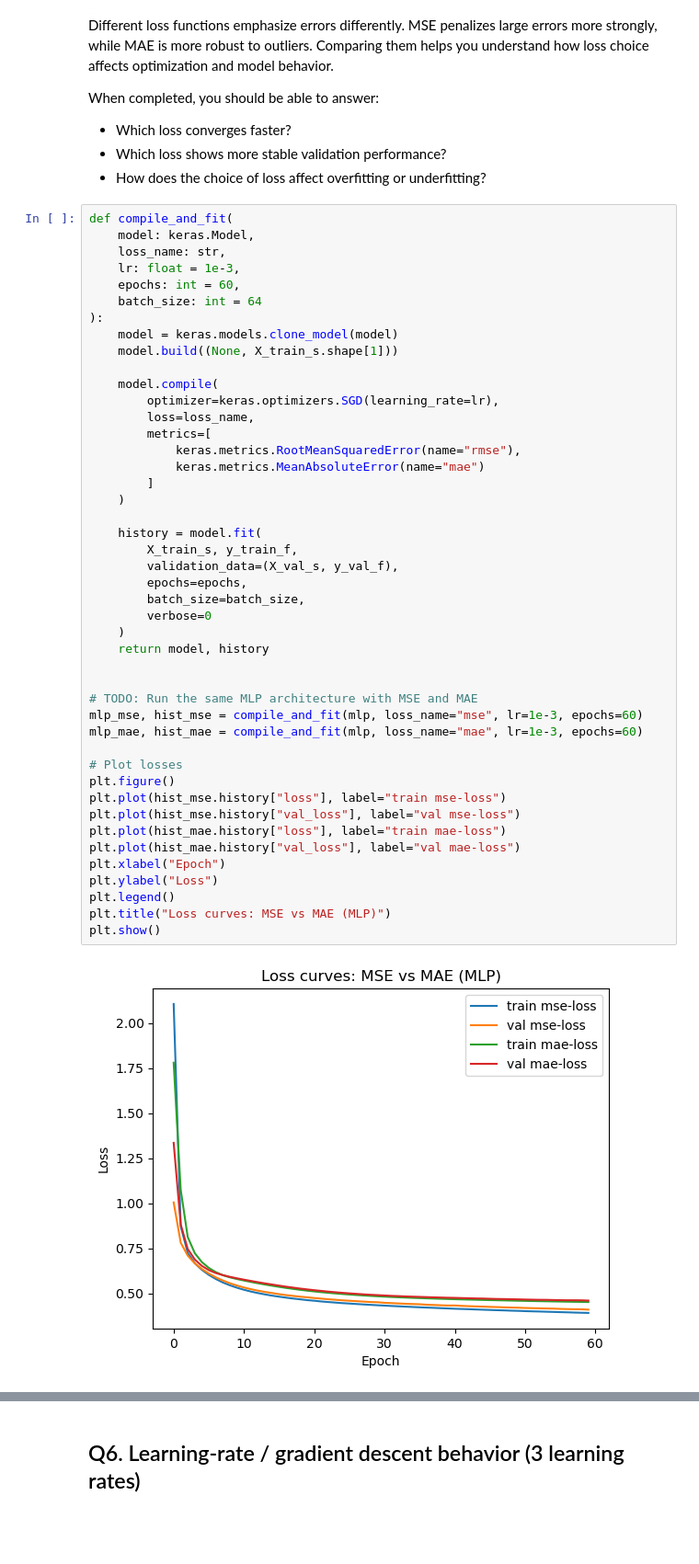
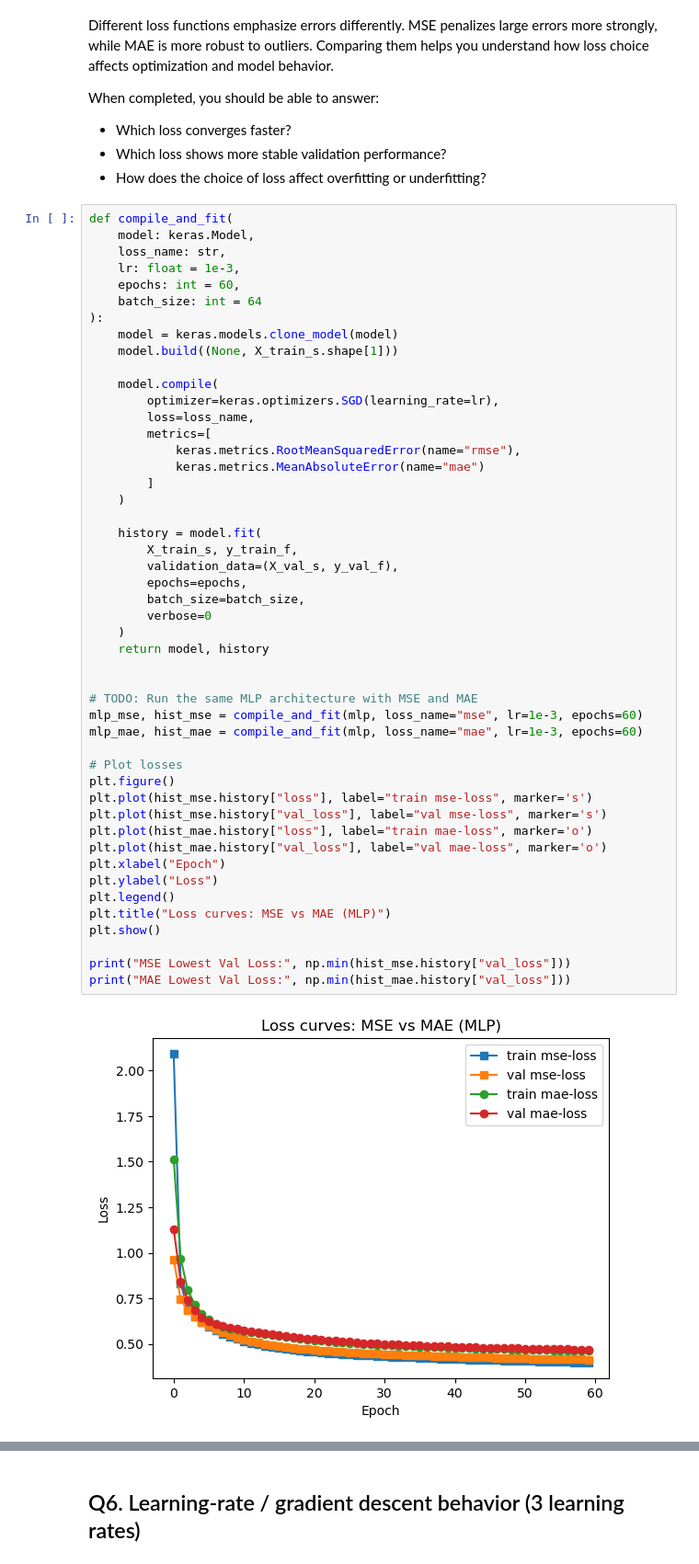
Before and after one commit to MisReid/EE5841-A1, a Jupyter notebook: a1.ipynb, the cells around one changed output, grey strips where cells are left out. Shown at 92% size. Cells and saved outputs as stored; diff of their text form; blank space fills up the shorter version.

Commit message:
Answered Q10 and Q11. Added shapes to the Q5 figure. Added print statements in Q5 to print out the minimum of the validation losses.

```diff
--- a/a1.ipynb
+++ b/a1.ipynb
@@ -295,35 +290,38 @@ def compile_and_fit(
         optimizer=keras.optimizers.SGD(learning_rate=lr),
         loss=loss_name,
         metrics=[
             keras.metrics.RootMeanSquaredError(name="rmse"),
             keras.metrics.MeanAbsoluteError(name="mae")
         ]
     )
 
     history = model.fit(
         X_train_s, y_train_f,
         validation_data=(X_val_s, y_val_f),
         epochs=epochs,
         batch_size=batch_size,
         verbose=0
     )
     return model, history
 
 
 # TODO: Run the same MLP architecture with MSE and MAE
 mlp_mse, hist_mse = compile_and_fit(mlp, loss_name="mse", lr=1e-3, epochs=60)
 mlp_mae, hist_mae = compile_and_fit(mlp, loss_name="mae", lr=1e-3, epochs=60)
 
 # Plot losses
 plt.figure()
-plt.plot(hist_mse.history["loss"], label="train mse-loss")
-plt.plot(hist_mse.history["val_loss"], label="val mse-loss")
-plt.plot(hist_mae.history["loss"], label="train mae-loss")
-plt.plot(hist_mae.history["val_loss"], label="val mae-loss")
+plt.plot(hist_mse.history["loss"], label="train mse-loss", marker='s')
+plt.plot(hist_mse.history["val_loss"], label="val mse-loss", marker='s')
+plt.plot(hist_mae.history["loss"], label="train mae-loss", marker='o')
+plt.plot(hist_mae.history["val_loss"], label="val mae-loss", marker='o')
 plt.xlabel("Epoch")
 plt.ylabel("Loss")
 plt.legend()
 plt.title("Loss curves: MSE vs MAE (MLP)")
 plt.show()
+
+print("MSE Lowest Val Loss:", np.min(hist_mse.history["val_loss"]))
+print("MAE Lowest Val Loss:", np.min(hist_mae.history["val_loss"]))
 # %% [output]
-[figure, old version]
+[figure, new version]
```
Also changed, not shown: parts of 5 cells of this notebook.
